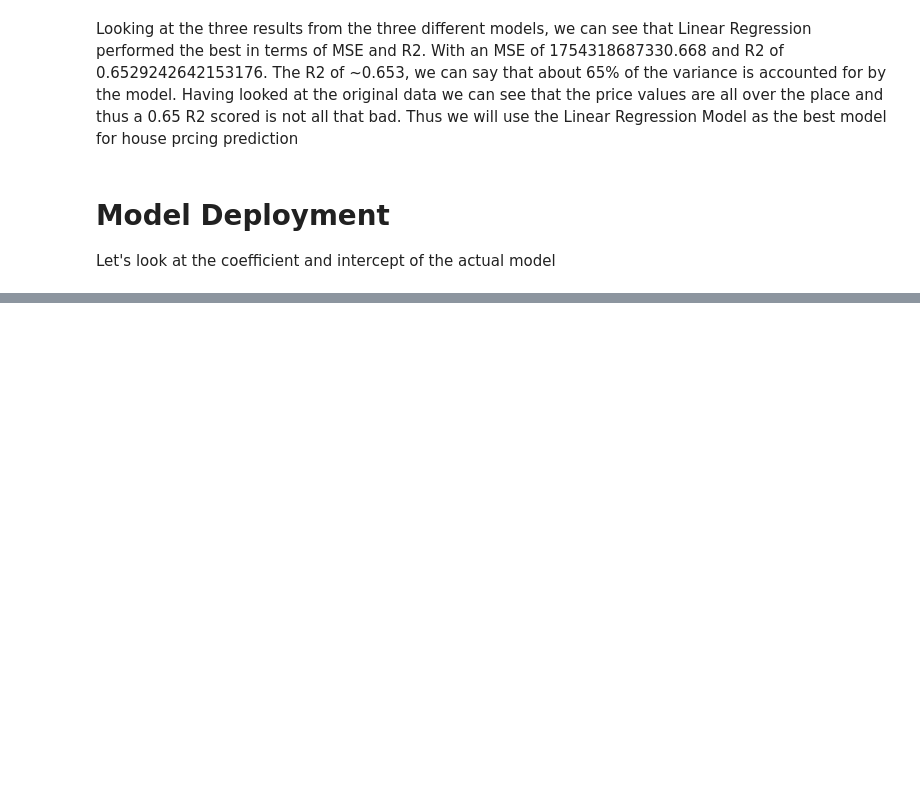
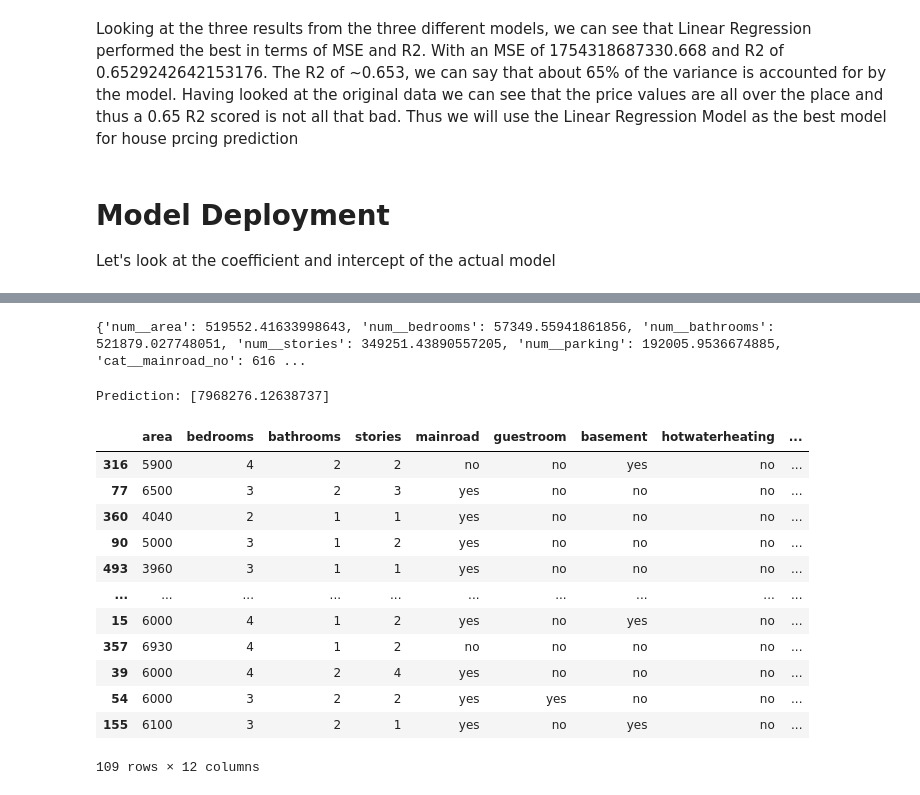
Before and after one commit to dtjunior8/Housing_Pricing_Model, a Jupyter notebook: SF_Housing_Prices.ipynb, the cells around one changed output, grey strips where cells are left out. Drawn from its saved outputs; the diff is of its cells as text; code cells hidden in the pictures; blank space fills up the shorter version.

Commit message:
model deployment

```diff
--- a/SF_Housing_Prices.ipynb
+++ b/SF_Housing_Prices.ipynb
@@ -650,0 +652,58 @@ intercept
+# %%
+preprocessor = grid_search1.best_estimator_.named_steps['preprocessor']
+model = grid_search1.best_estimator_.named_steps['regressor']
+
+# Get feature names from the preprocessor
+feature_names = preprocessor.get_feature_names_out()
+
+# Get the coefficients
+coefficients = model.coef_
+
+# Map feature names to their corresponding coefficients
+feature_coef = dict(zip(feature_names, coefficients))
+
+print(feature_coef)
+# %% [output]
+{'num__area': 519552.41633998643, 'num__bedrooms': 57349.55941861856, 'num__bathrooms': 521879.027748051, 'num__stories': 349251.43890557205, 'num__parking': 192005.9536674885, 'cat__mainroad_no': 616 ...
+# %%
+# lets test out the model
+
+input_data = {
+    'area': 7420,
+    'bedrooms': 4,
+    'bathrooms': 2,
+    'stories': 3,
+    'parking': 2,
+    'mainroad': 'yes',
+    'guestroom': 'no',
+    'basement': 'no',
+    'hotwaterheating': 'no',
+    'airconditioning': 'yes',
+    'prefarea': 'yes',
+    'furnishingstatus': 'furnished'
+}
+
+input_df = pd.DataFrame([input_data])
+
+# Now, you can use this array for prediction with your model
+prediction = grid_search1.best_estimator_.predict(input_df)
+
+print("Prediction:", prediction)
+# %% [output]
+Prediction: [7968276.12638737]
+# %%
+X_test
+# %% [output]
+|  | area | bedrooms | bathrooms | stories | mainroad | guestroom | basement | hotwaterheating | ... |
+| 316 | 5900 | 4 | 2 | 2 | no | no | yes | no | ... |
+| 77 | 6500 | 3 | 2 | 3 | yes | no | no | no | ... |
+| 360 | 4040 | 2 | 1 | 1 | yes | no | no | no | ... |
+| 90 | 5000 | 3 | 1 | 2 | yes | no | no | no | ... |
+| 493 | 3960 | 3 | 1 | 1 | yes | no | no | no | ... |
+| ... | ... | ... | ... | ... | ... | ... | ... | ... | ... |
+| 15 | 6000 | 4 | 1 | 2 | yes | no | yes | no | ... |
+| 357 | 6930 | 4 | 1 | 2 | no | no | no | no | ... |
+| 39 | 6000 | 4 | 2 | 4 | yes | no | no | no | ... |
+| 54 | 6000 | 3 | 2 | 2 | yes | yes | no | no | ... |
+| 155 | 6100 | 3 | 2 | 1 | yes | no | yes | no | ... |
+109 rows × 12 columns
```
Also changed, not shown: parts of 9 cells of this notebook, 4 other files.
